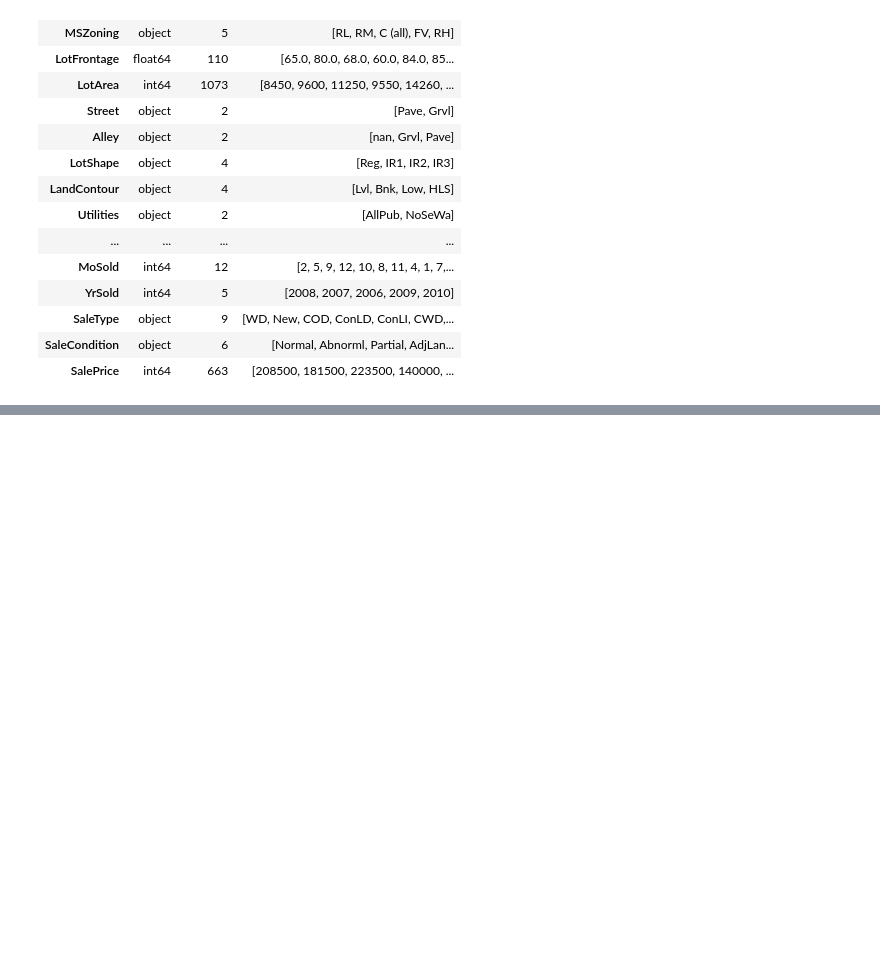
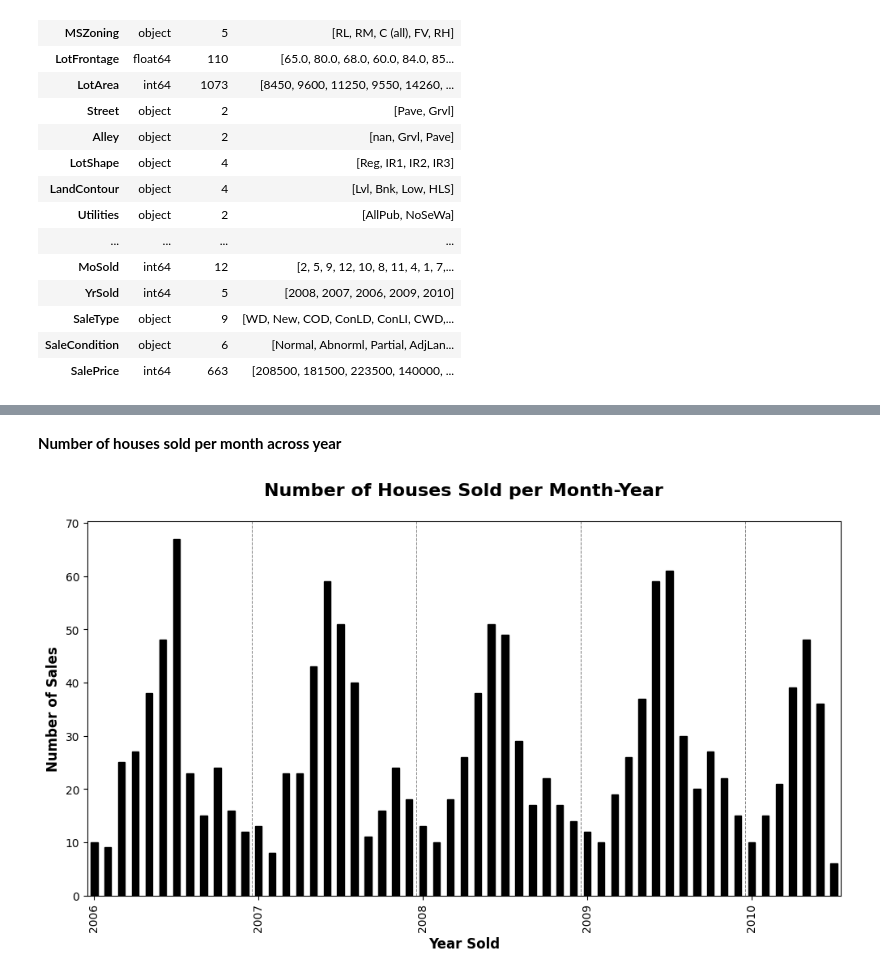
Before and after one commit to annugit1655/Real-Estate-Price-Prediction, a Jupyter notebook: Real-Estate-Price-Prediction/notebooks/eda-time-series.ipynb, the cells around one changed output, grey strips where cells are left out. Saved outputs shown, nothing was run; the diff lists cells and outputs as text; code cells hidden in the pictures; blank space fills up the shorter version.

```diff
--- a/Real-Estate-Price-Prediction/notebooks/eda-time-series.ipynb
+++ b/Real-Estate-Price-Prediction/notebooks/eda-time-series.ipynb
@@ -197,0 +232,33 @@ dtype_df
+# %% [markdown]
+**Number of houses sold per month across year**
+# %%
+# Create proper datetime column
+new_df['YearMonth'] = pd.to_datetime(
+    new_df['YrSold'].astype(str) + '-' + new_df['MoSold'].astype(str),
+    format='%Y-%m'
+)
+
+# Count sales per Year-Month
+sales_counts = new_df.groupby('YearMonth').size().sort_index()
+
+# Plot bar chart
+fig, ax = plt.subplots(figsize=(12, 6))
+sales_counts.plot(kind='bar', color='k', edgecolor='k', ax=ax)
+
+# Replace x-axis ticks with years only
+years = sales_counts.index.year.unique()
+year_positions = [sales_counts.index.get_loc(sales_counts.index[sales_counts.index.year == y][0]) for y in years]
+
+ax.set_xticks(year_positions)
+ax.set_xticklabels(years)
+
+# Add vertical lines to separate years
+for pos in year_positions:
+    ax.axvline(pos-0.5, color='gray', linestyle='--', linewidth=0.7)
+
+plt.title("Number of Houses Sold per Month-Year", fontsize=16, fontweight='bold', y=1.05)
+plt.xlabel("Year Sold", fontsize=12, fontweight='bold')
+plt.ylabel("Number of Sales", fontsize=12, fontweight='bold')
+plt.show()
+# %% [output]
+[figure, added]
```
Also changed, not shown: parts of 10 cells of this notebook, 1 other file.
